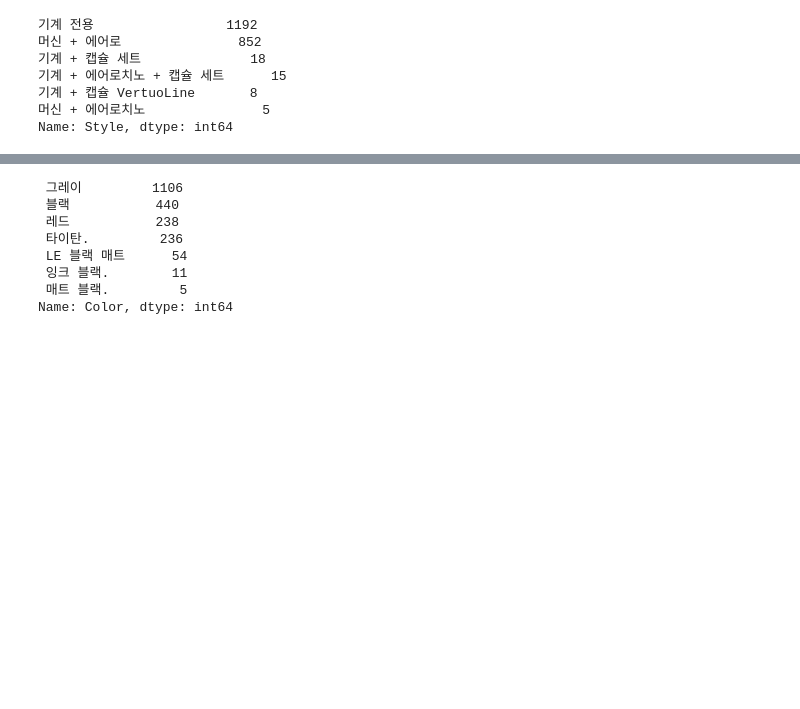
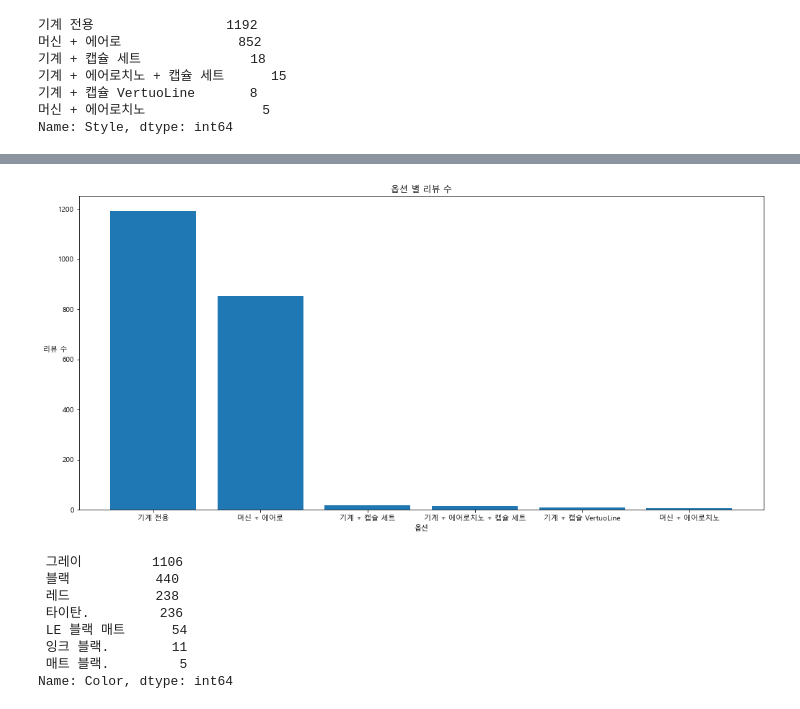
Before and after one commit to sso8910/Python, a Jupyter notebook: 원두프로젝트/네스프레소+돌체.ipynb, the cells around one changed output, grey strips where cells are left out. Drawn from its saved outputs; the diff is of its cells as text; code cells hidden in the pictures; blank space fills up the shorter version.

```diff
--- a/원두프로젝트/네스프레소+돌체.ipynb
+++ b/원두프로젝트/네스프레소+돌체.ipynb
@@ -171,3 +171,7 @@ style1
 기계 + 캡슐 VertuoLine       8
 머신 + 에어로치노               5
 Name: Style, dtype: int64
+# %%
+y1 = style1[['기계 전용','머신 + 에어로','기계 + 캡슐 세트','기계 + 에어로치노 + 캡슐 세트','기계 + 캡슐 VertuoLine','머신 + 에어로치노'
+]]
+y1
@@ -174,10 +186,12 @@ Name: Style, dtype: int64
 # %%
-x = y.index
-plt.bar(x,y)
-plt.title('평점 별 리뷰 수')
-plt.xlabel('평점')
+x = t.index
+plt.bar(x,y1)
+plt.title('옵션 별 리뷰 수')
+plt.xlabel('옵션')
 plt.ylabel('리뷰 수').set_rotation(0)
 plt.show()
+# %% [output]
+[figure, added]
 # %%
 #색상별 리뷰 갯수
 color1 = homecafe['Color'].value_counts()
```
Also changed, not shown: parts of 8 cells of this notebook, 1 other file.
